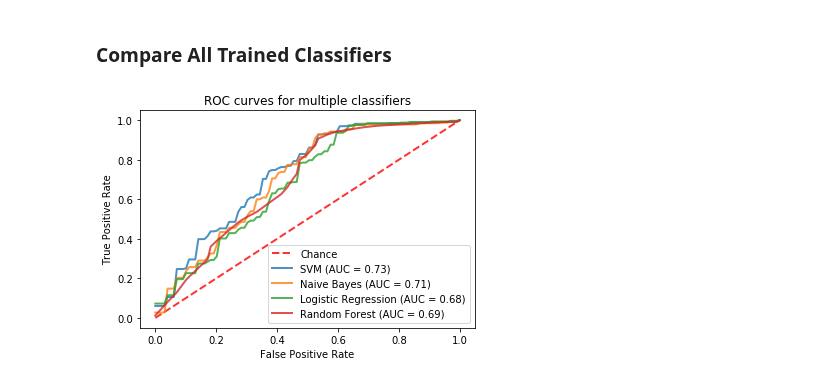
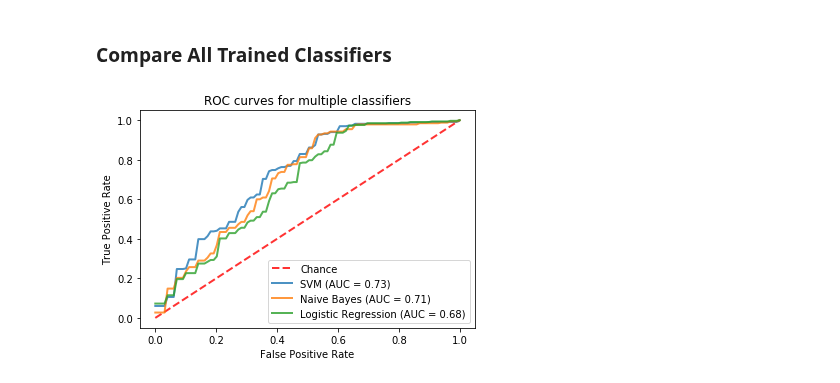
Before and after one commit to vipulpopat/MSCAI_Sem1_Etivity4, a Jupyter notebook: Etivity4_18195067_Comparison of Classifiers.ipynb, the cells around one changed output. Drawn from its saved outputs; the diff is of its cells as text; code cells hidden in the pictures.

```diff
--- a/Etivity4_18195067_Comparison of Classifiers.ipynb
+++ b/Etivity4_18195067_Comparison of Classifiers.ipynb
@@ -157,13 +179,13 @@ No handles with labels found to put in legend.
 # %%
 from sklearn.linear_model import LogisticRegression
-LG_classifier = LogisticRegression(solver='lbfgs')
+LR_classifier = LogisticRegression(solver='lbfgs')
 
 # Train and evaluate the classifier by applying 5-fold cross validation.
 # We use 5 folds only, because the data set is rather small.
 accuracies_LR, f1_scores_LR, tprs_LR, aucs_LR, prec_LR, rec_LR = evaluate_classifier(folds=5,
                                                                                      p=predictors,
                                                                                      t=target,
-                                                                                     classifier=LG_classifier,
+                                                                                     classifier=LR_classifier,
                                                                                      mean_fpr=mean_fpr)
 # %%
 # Plot a ROC curve for each cross-validation fold
@@ -215,13 +201,11 @@ No handles with labels found to put in legend.
 ### Compare All Trained Classifiers
 # %%
 plot_roc_multiple_classifiers(mean_fpr,
-                              np.stack((np.mean(tprs_SVM, axis=0), np.mean(tprs_NB, axis=0),
-                                        np.mean(tprs_LR, axis=0), np.mean(tprs_RF, axis=0))),
-                              np.array([np.mean(aucs_SVM), np.mean(aucs_NB),
-                                        np.mean(aucs_LR), np.mean(aucs_RF)]),
-                              np.array(['SVM', 'Naive Bayes', 'Logistic Regression', 'Random Forest']))
+                              np.stack((np.mean(tprs_SVM, axis=0), np.mean(tprs_NB, axis=0), np.mean(tprs_LR, axis=0))),
+                              np.array([np.mean(aucs_SVM), np.mean(aucs_NB), np.mean(aucs_LR)]),
+                              np.array(['SVM', 'Naive Bayes', 'Logistic Regression']))
 # %% [output]
-[figure, old version]
+[figure, new version]
 # %%
 # Compare the statistics of the accuracies across all cross-validation folds
 accuracies_df = pd.DataFrame(data={'SVM' : accuracies_SVM,
```
Also changed, not shown: parts of 53 cells of this notebook, 1 other file.
